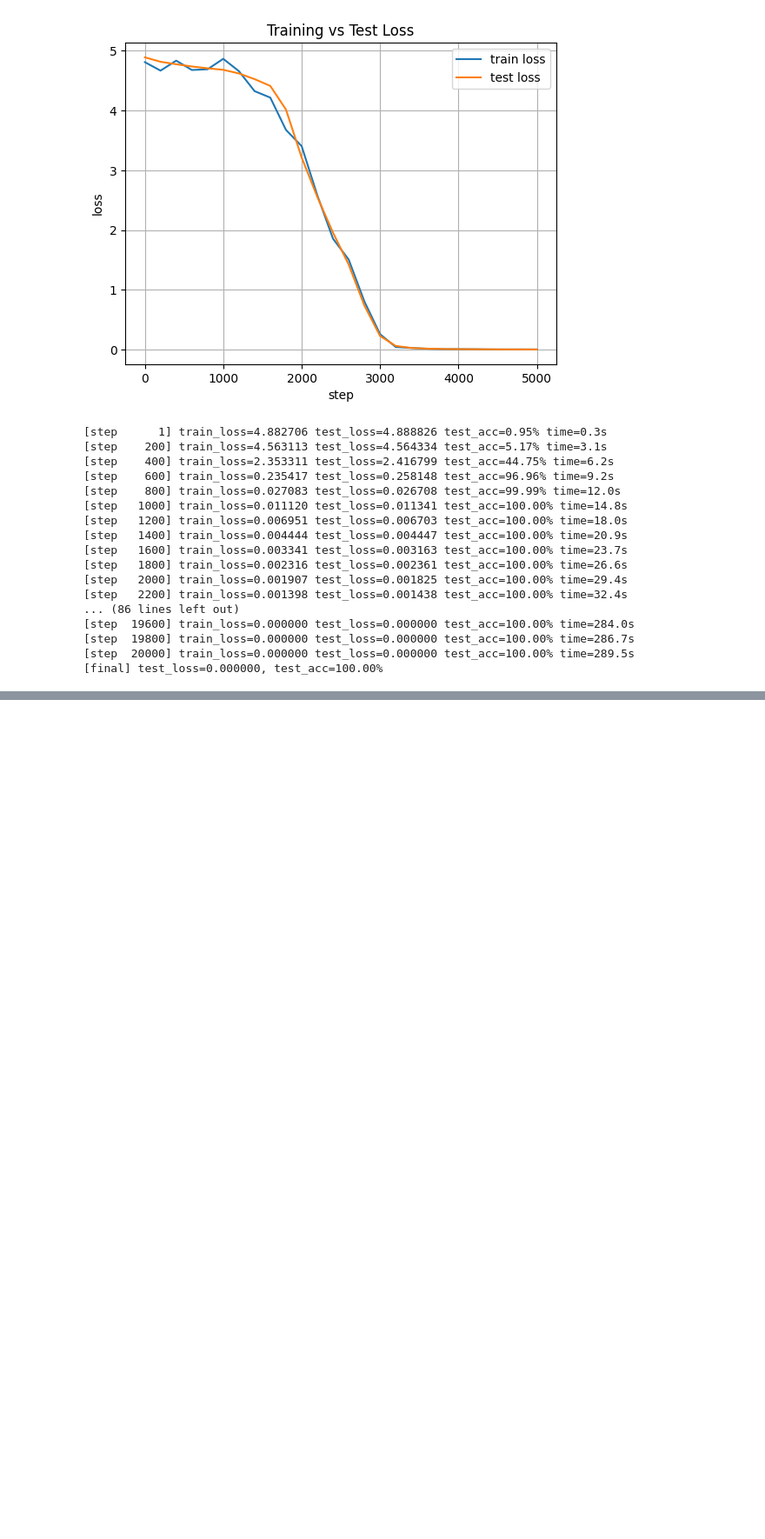
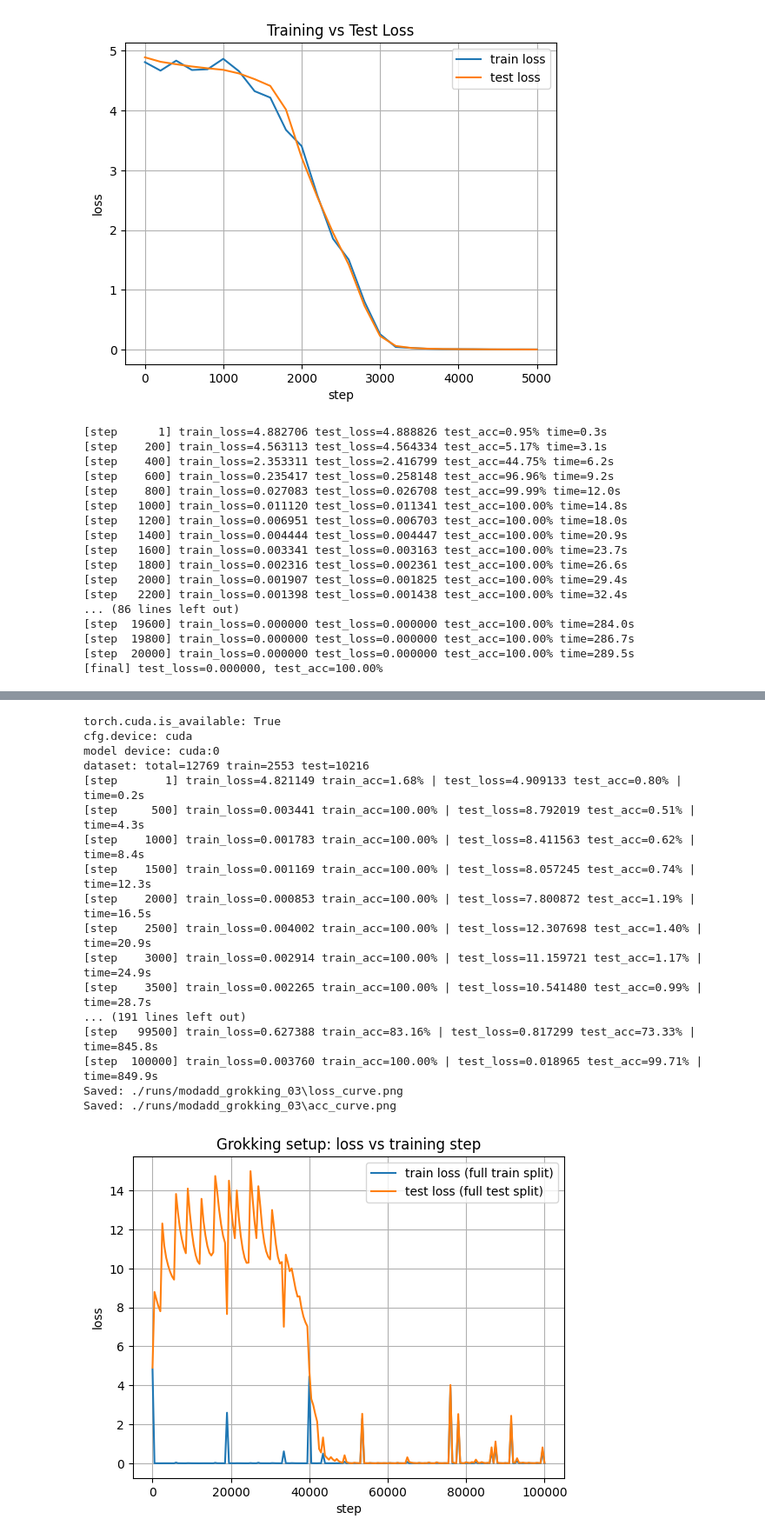
Before and after one commit to Workman706/M3R_TDA_trainingdynamics, a Jupyter notebook: demo2.ipynb, the cells around one changed output, grey strips where cells are left out. Shown at 87% size. Saved outputs shown, nothing was run; the diff lists cells and outputs as text; code cells hidden in the pictures; blank space fills up the shorter version.

```diff
--- a/demo2.ipynb
+++ b/demo2.ipynb
@@ -603,0 +655,3 @@ Saved: ./runs/modadd_grokking/acc_curve.png
+# %%
+cfg_03 = TrainCfg(train_frac=0.2, steps=100_000, batch_size=512, d_ff=256, weight_decay=0.1, eval_every=500, snapshot_every=500, out_dir="./runs/modadd_grokking_03")
+print(cfg_03)
@@ -603,0 +676,21 @@ Saved: ./runs/modadd_grokking/acc_curve.png
+# %%
+train(cfg_03, seed=0)
+# %% [output]
+torch.cuda.is_available: True
+cfg.device: cuda
+model device: cuda:0
+dataset: total=12769 train=2553 test=10216
+[step       1] train_loss=4.821149 train_acc=1.68% | test_loss=4.909133 test_acc=0.80% | time=0.2s
+[step     500] train_loss=0.003441 train_acc=100.00% | test_loss=8.792019 test_acc=0.51% | time=4.3s
+[step    1000] train_loss=0.001783 train_acc=100.00% | test_loss=8.411563 test_acc=0.62% | time=8.4s
+[step    1500] train_loss=0.001169 train_acc=100.00% | test_loss=8.057245 test_acc=0.74% | time=12.3s
+[step    2000] train_loss=0.000853 train_acc=100.00% | test_loss=7.800872 test_acc=1.19% | time=16.5s
+[step    2500] train_loss=0.004002 train_acc=100.00% | test_loss=12.307698 test_acc=1.40% | time=20.9s
+[step    3000] train_loss=0.002914 train_acc=100.00% | test_loss=11.159721 test_acc=1.17% | time=24.9s
+[step    3500] train_loss=0.002265 train_acc=100.00% | test_loss=10.541480 test_acc=0.99% | time=28.7s
+... (191 lines left out)
+[step   99500] train_loss=0.627388 train_acc=83.16% | test_loss=0.817299 test_acc=73.33% | time=845.8s
+[step  100000] train_loss=0.003760 train_acc=100.00% | test_loss=0.018965 test_acc=99.71% | time=849.9s
+Saved: ./runs/modadd_grokking_03\loss_curve.png
+Saved: ./runs/modadd_grokking_03\acc_curve.png
+[figure, added]
```
Also changed, not shown: parts of 9 cells of this notebook, 5 other files.
